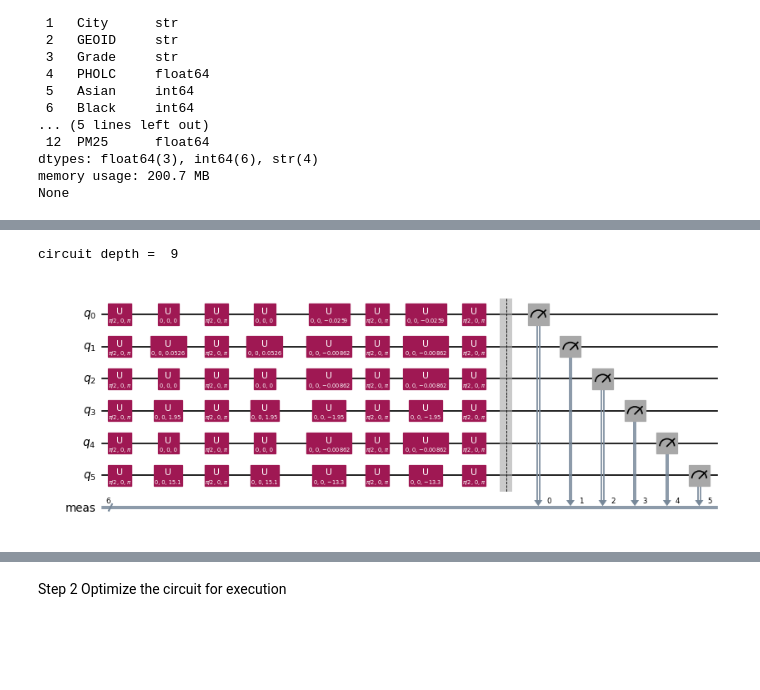
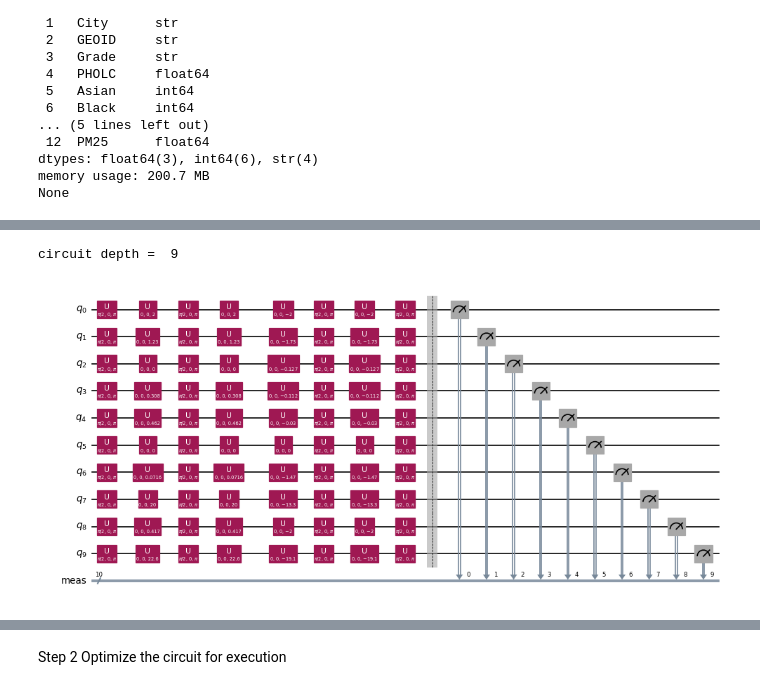
Before and after one commit to peoplesinc/air-pollution-data, a Jupyter notebook: baltimore-figures/baltimore_qml.ipynb, the cells around one changed output, grey strips where cells are left out. Saved outputs shown, nothing was run; the diff lists cells and outputs as text; code cells hidden in the pictures; blank space fills up the shorter version.

Commit message:
added anzatz and labels

```diff
--- a/baltimore-figures/baltimore_qml.ipynb
+++ b/baltimore-figures/baltimore_qml.ipynb
@@ -69,7 +71,13 @@ import matplotlib.pyplot as plt
 # %%
+import pandas as pd
+import numpy as np
+import matplotlib.pyplot as plt
+
 from utils import init
 
 # This only needs to be run once, as the dataset is cached after the first run
 dataset = init()
+# Baltimore statistics
+baltimore_dataset = dataset[dataset['City'] == 'Baltimore, MD']
 
 print(dataset["Black"][:20])
@@ -120,10 +177,28 @@ None
 # %%
 # Format the data for the first 10 rows, to be used as input to the quantum machine learning model
-subset = dataset.head(25)
-array_stacked = np.column_stack([subset[col].values for col in ['White','Black', 'Hispanic', 'Asian', 'Other', 'Total', 'NO2']])
+subset = baltimore_dataset.head(100)
+array_stacked = np.column_stack([subset[col].values for col in ['Grade', 'White','Black', 'Hispanic', 'Asian', 'Other', 'Total', 'NO2', 'PHOLC', 'PM25']])
 processed_data = list()
+
+# Normalize the data by dividing each value by the total number of samples in that row (column 6)
+# Normalize the totals by dividing by the max total in the dataset
+max = np.max(array_stacked[:, 6])
 for row in array_stacked:
-    processed_data.append([row[0] / row[5], row[1] / row[5], row[2] / row[5], row[3] / row[5], row[4] / row[5], row[6]])
+    processed_data.append(np.array([
+                           row[1] / row[6], # % of White population
+                           row[2] / row[6], # % of Black population
+                           row[3] / row[6], # % of Hispanic population
+                           row[4] / row[6], # % of Asian population
+                           row[5] / row[6], # % of Other population
+                           row[6] / max,     # Normalized total
+                           row[7],           # NO2 levels
+                           row[8],           # PHOLC levels
+                           row[9],          # PM25 levels
+                           convert_to_label(row[0])]))  # Grade is encoded as a number from 1 to 5, with 0 for missing values
+processed_data = np.array(processed_data)
+
+
+
 
 print(processed_data)
 # %% [output]
@@ -131,26 +222,28 @@ print(processed_data)
 # %%
 # Sample with two rows
 
 
 from qiskit.circuit.library import z_feature_map
 from qiskit.circuit.library import unitary_overlap
 
 # Data points with labels removed, for inner product
 #train_data = [dataset["Black"][:10], dataset["White"][:10]]
 train_data=[processed_data[0], processed_data[1]]
 
 # Encode the data into quantum states using the ZFeatureMap
 fm = z_feature_map(feature_dimension=np.shape(train_data)[1])
 
+num_qubits = fm.num_qubits
+
 #Assign Params
 unitary1 = fm.assign_parameters(train_data[0])
 unitary2 = fm.assign_parameters(train_data[1])
 
 overlap_circ = unitary_overlap(unitary1, unitary2)
 overlap_circ.measure_all()
 
 print("circuit depth = ", overlap_circ.decompose().depth())
 overlap_circ.decompose().draw("mpl", scale=0.6, style="iqp")
 # %% [output]
 circuit depth =  9
-[figure, old version]
+[figure, new version]
```
Also changed, not shown: parts of 13 cells of this notebook.
